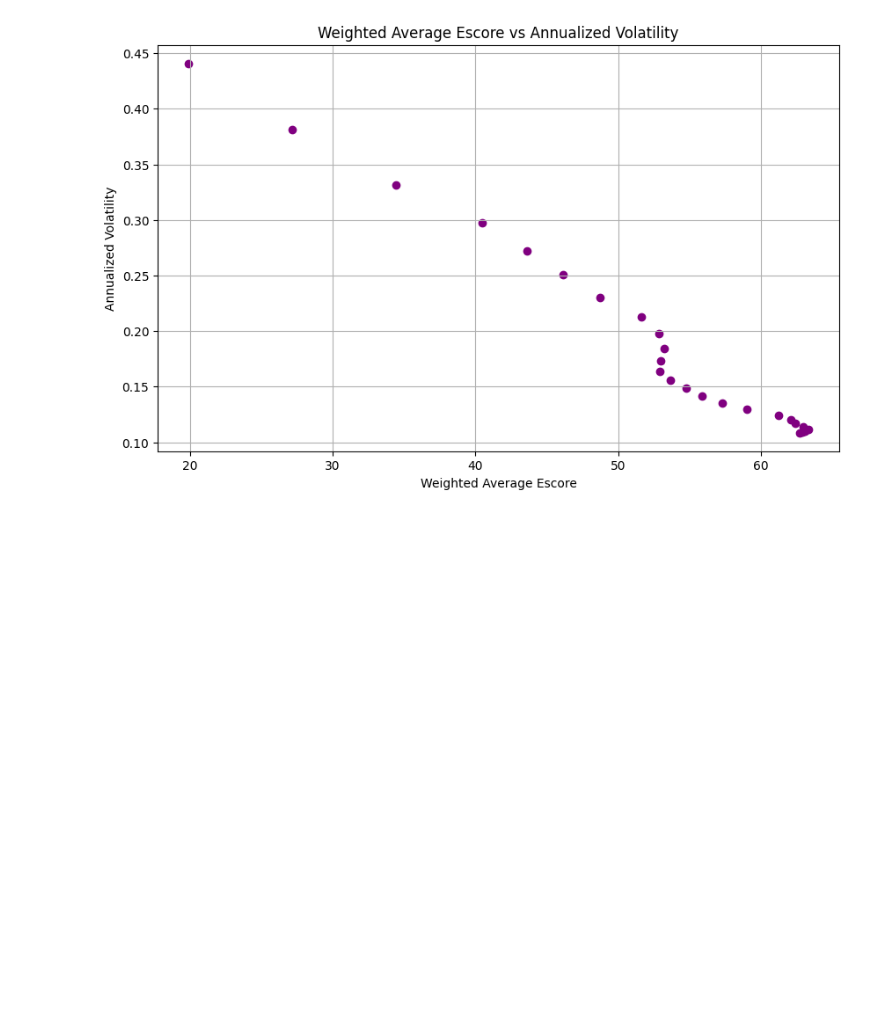
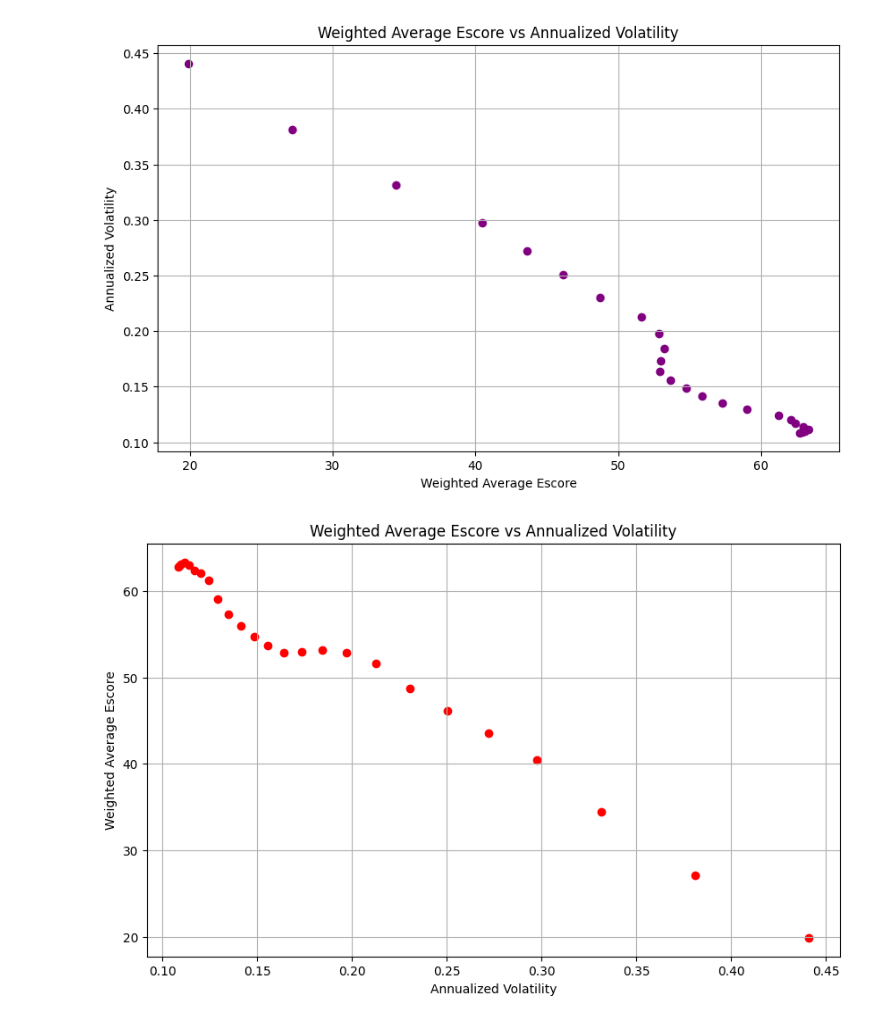
Before and after one commit to BalthazazarDuc/SEF-HW2, a Jupyter notebook: EX1.ipynb, the cells around one changed output. Cells and saved outputs as stored; diff of their text form; code cells hidden in the pictures; blank space fills up the shorter version.

```diff
--- a/EX1.ipynb
+++ b/EX1.ipynb
@@ -891,3 +891,14 @@ plt.grid(True)
 plt.show()
 # %% [output]
 [figure]
+# %%
+# Plot in the E score-volatility space the various portfolios
+plt.figure(figsize=(10, 6))
+plt.scatter(df_EscoreMean_volatility['Annualized Volatility'], df_EscoreMean_volatility['Escore Mean'], color='red')
+plt.title('Weighted Average Escore vs Annualized Volatility')
+plt.ylabel('Weighted Average Escore')
+plt.xlabel('Annualized Volatility')
+plt.grid(True)
+plt.show()
+# %% [output]
+[figure, added]
```
Also changed, not shown: parts of 4 cells of this notebook.
